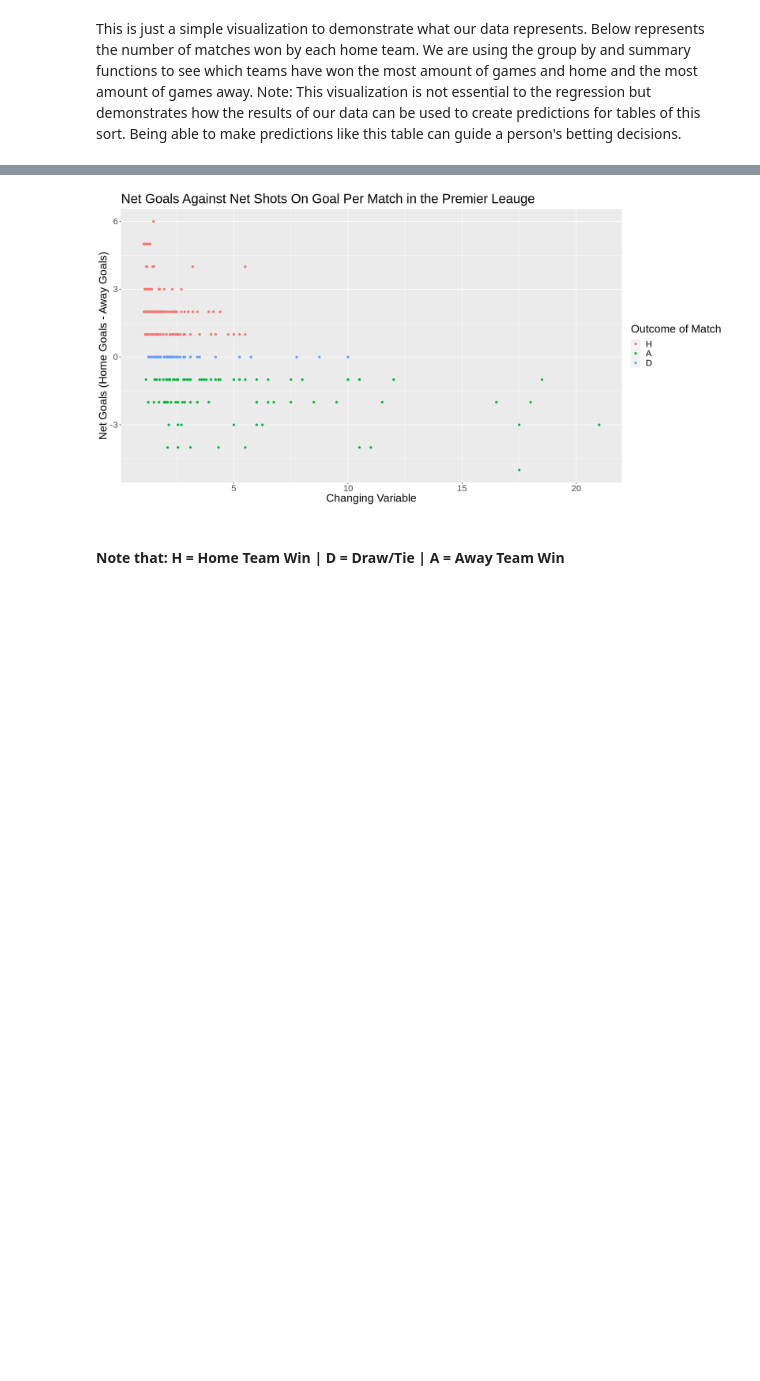
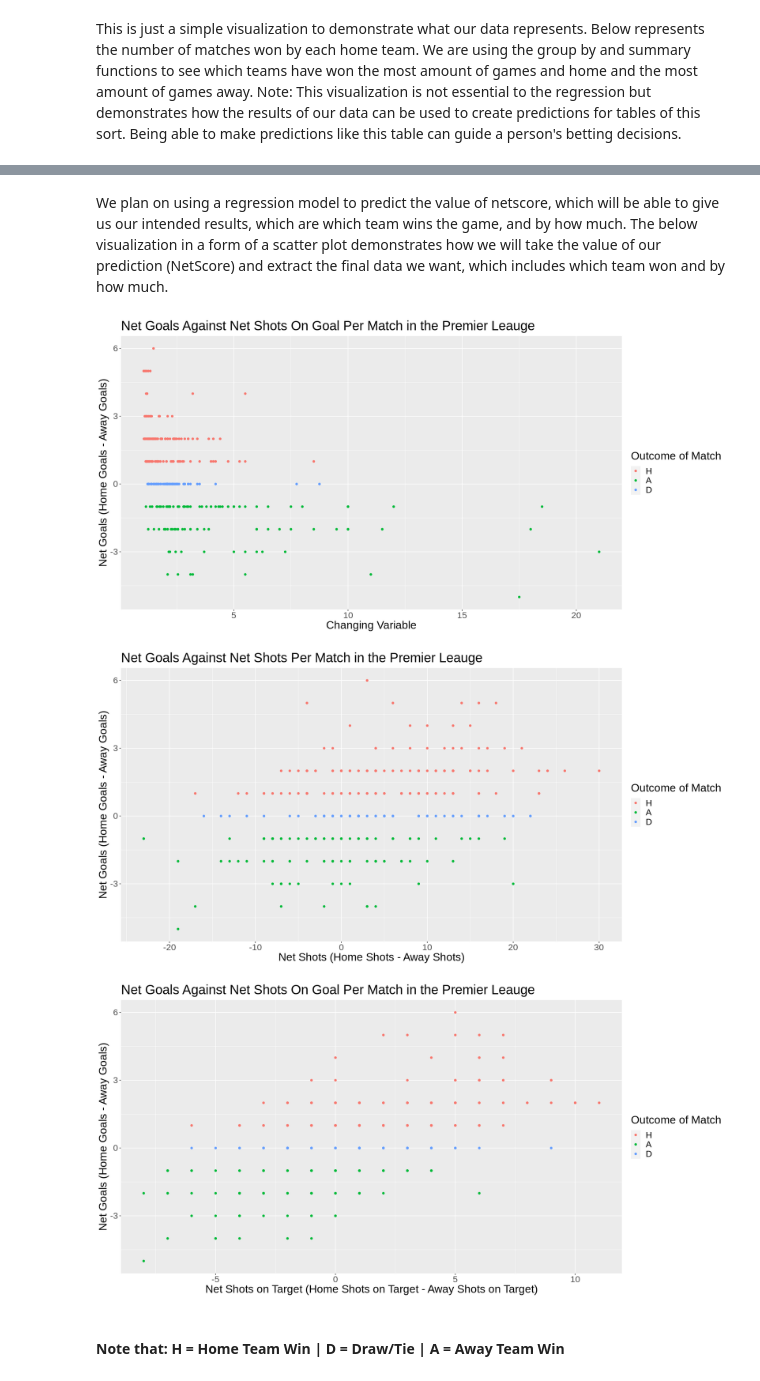
Before and after one commit to armanmoztar/DSCI100-group-project-report, a Jupyter notebook: Group_Project.ipynb, the cells around one changed output, grey strips where cells are left out. Cells and saved outputs as stored; diff of their text form; code cells hidden in the pictures; blank space fills up the shorter version.

Commit message:
Finished KNN Regression with Comments

```diff
--- a/Group_Project.ipynb
+++ b/Group_Project.ipynb
@@ -136,3 +133,6 @@ The below visua
+# %% [markdown]
+We plan on using a regression model to predict the value of netscore, which will be able to give us our intended results, which are which team wins the game, and by how much.
+The below visualization in a form of a scatter plot demonstrates how we will take the value of our prediction (NetScore) and extract the final data we want, which includes which team won and by how much.
 # %%
 options(repr.plot.height = 8, repr.plot.width = 16)
 
@@ -140,36 +140,38 @@ netscore_vs_netshots_plot <- match_train %>%
     mutate(NetScore = FTHG - FTAG, NetShots = HS - AS) %>%
     ggplot(aes(x= NetShots, y = NetScore, color = FTR)) +
     geom_point() +
     labs(x= "Net Shots (Home Shots - Away Shots)", y = "Net Goals (Home Goals - Away Goals)",
         color = "Outcome of Match") +
     ggtitle("Net Goals Against Net Shots Per Match in the Premier Leauge") +
     theme(text = element_text(size=20))
 
 netscore_vs_netshots_ongoal_plot <- match_train %>%
     mutate(NetScore = FTHG - FTAG, NetShotsOnGoal = HST - AST) %>%
     ggplot(aes(x= NetShotsOnGoal, y = NetScore, color = FTR)) +
     geom_point() +
     labs(x= "Net Shots on Target (Home Shots on Target - Away Shots on Target)",
          y = "Net Goals (Home Goals - Away Goals)",
         color = "Outcome of Match") +
     ggtitle("Net Goals Against Net Shots On Goal Per Match in the Premier Leauge") +
     theme(text = element_text(size=20))
 
 plot_1 <- match_train %>%
     mutate(NetScore = FTHG - FTAG, NetShotsOnGoal = HST - AST) %>%
     ggplot(aes(x= BWH, y = NetScore, color = FTR)) +
     geom_point() +
     labs(x= "Changing Variable",
          y = "Net Goals (Home Goals - Away Goals)",
         color = "Outcome of Match") +
     ggtitle("Net Goals Against Net Shots On Goal Per Match in the Premier Leauge") +
     theme(text = element_text(size=20))
 
 plot_1
-#netscore_vs_netshots_plot
-#netscore_vs_netshots_ongoal_plot
+netscore_vs_netshots_plot
+netscore_vs_netshots_ongoal_plot
 # %% [output]
-[figure, old version]
+[figure, new version]
+[figure, added]
+[figure, added]
 # %% [markdown]
 #### Note that:  H = Home Team Win | D = Draw/Tie | A = Away Team Win
 # %% [markdown]
```
Also changed, not shown: parts of 17 cells of this notebook.
